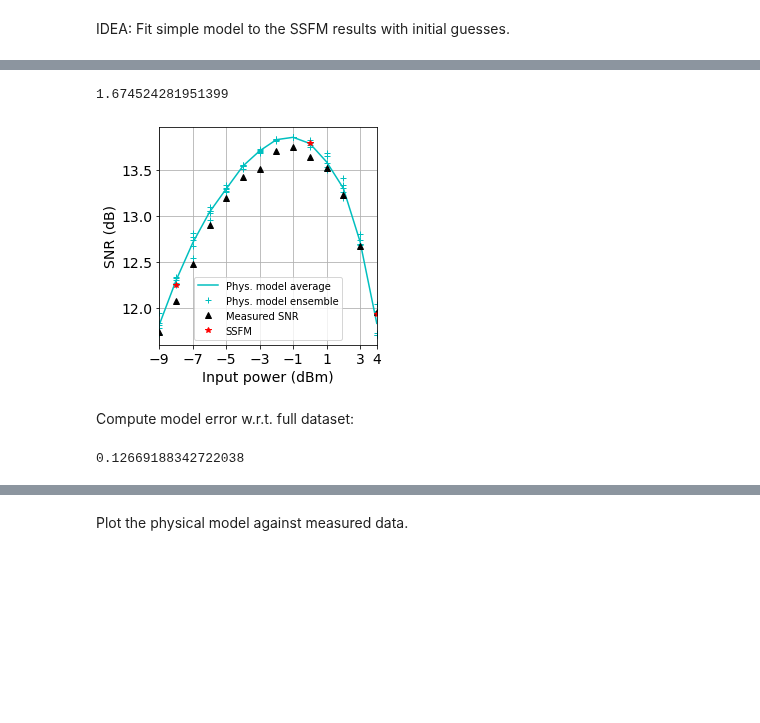
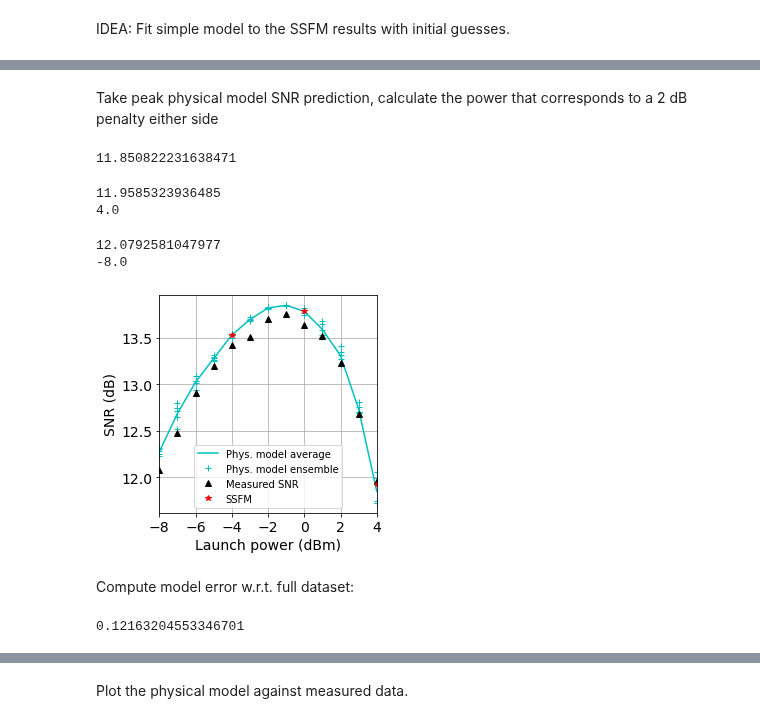
Before and after one commit to joshnevin/physics_enhanced_GPs, a Jupyter notebook: SSFM_enhanced_GPs_comp_d_pvar.ipynb, the cells around one changed output, grey strips where cells are left out. Drawn from its saved outputs; the diff is of its cells as text; code cells hidden in the pictures; blank space fills up the shorter version.

```diff
--- a/SSFM_enhanced_GPs_comp_d_pvar.ipynb
+++ b/SSFM_enhanced_GPs_comp_d_pvar.ipynb
@@ -25,12 +25,12 @@ Play around with the amount of data
 # pch = pch[:16]
 snr_comp = snr[:16] # to compare with SSFM
 pch_comp = pch[:16]
-# snr = snr[1:14]  # -8 to 4 dBm
-# pch = pch[1:14]
+snr = snr[1:14]  # -8 to 4 dBm
+pch = pch[1:14]
 # snr = snr[3:10] # -6 to 0 dBm  # 3 dBm around peak
 # pch = pch[3:10]
-snr = snr[1:15] # -9 to 4 dBm  # 2 dB SNR penalty around the peak
-pch = pch[1:15]
+# snr = snr[1:15] # -9 to 4 dBm  # 2 dB SNR penalty around the peak
+# pch = pch[1:15]
 # %%
 down_sample_factor = 1
 snr = np.array([snr[i] for i in range(len(snr)) if i % down_sample_factor == 0])
@@ -146,8 +150,8 @@ def apply_b2b(snr, b2b):
 # pch_ssfm = [ -8, -6, -4, -2, 0, 2, 4]
 # snr_ssfm = [14.78, 20.94, 15.09]
 # pch_ssfm = [ -9, -1, 4]
-snr_ssfm = [15.77, 20.64, 15.09]
-pch_ssfm = [ -8, 0, 4]
+snr_ssfm = [19.49, 20.64, 15.09]
+pch_ssfm = [ -4, 0, 4]
 #snr_ssfm_m = [apply_b2b(i, convert_to_db(29.2)) for i in snr_ssfm]
 snr_ssfm_m = [apply_b2b(i, convert_to_db(convert_to_lin(14.8))) for i in snr_ssfm]
 # %%
@@ -205,38 +191,54 @@ pch[1]
-# %%
-snr[np.argmax(snr_simple_gen(pch, a_opt, b_opt, i, 1e-3))] - snr[-2]
-# %% [output]
-1.674524281951399
+# %% [markdown]
+Take peak physical model SNR prediction, calculate the power that corresponds to a 2 dB penalty either side
+# %%
+pch_peak_search = np.linspace(pch[-1], pch[0], 100)
+snr_pk = max(snr_simple_gen(pch_peak_search, a_opt, b_opt, i, 1e-3))
+snr_pk - 2.0
+# %% [output]
+11.850822231638471
+# %%
+print(snr[0])  # high power max
+print(pch[0])
+# %% [output]
+11.9585323936485
+4.0
+# %%
+print(snr[-1])  # low power min
+print(pch[-1])
+# %% [output]
+12.0792581047977
+-8.0
 # %%
 f, ax = plt.subplots()
 plt.plot(pch_pred_phys, snr_phys_ensemble_ave, 'c-', label='Phys. model average')
 plt.plot(pch_pred_phys, snr_phys_ensemble[0], 'c+', label='Phys. model ensemble')
 plt.plot(pch_pred_phys, snr_phys_ensemble[1], 'c+')
 plt.plot(pch_pred_phys, snr_phys_ensemble[2], 'c+')
 plt.plot(pch_pred_phys, snr_phys_ensemble[3], 'c+')
 plt.plot(pch_pred_phys, snr_phys_ensemble[4], 'c+')
 plt.plot(pch, snr, 'k^', label='Measured SNR')
 plt.plot(pch_ssfm, snr_ssfm_m, 'r*', label='SSFM')
 plt.xlim([pch[-1], pch[0]])
-#plt.xticks([-8, -6, -4, -2, 0, 2, 4])
-plt.xticks([-9, -7, -5, -3, -1, 1, 3, 4])
+plt.xticks([-8, -6, -4, -2, 0, 2, 4])
+#plt.xticks([-9, -7, -5, -3, -1, 1, 3, 4])
 #plt.ylim([13, 14])
-plt.xlabel("Input power (dBm)")
+plt.xlabel("Launch power (dBm)")
 plt.ylabel("SNR (dB)")
 plt.legend(prop={'size':10})
 ax.set_aspect(1.0/ax.get_data_ratio(), adjustable='box')
 f.patch.set_facecolor('w')
 plt.grid()
-plt.savefig('figures/SSFM_phys_model_meas_comp.pdf', dpi=200,bbox_inches='tight')
+#plt.savefig('figures/SSFM_phys_model_meas_comp.pdf', dpi=200,bbox_inches='tight')
 plt.show()
 # %% [output]
-[figure, old version]
+[figure, new version]
-# %% [markdown]
-Compute model error w.r.t. full dataset:
-# %%
-mse_phys_model = np.mean(((snr - snr_phys_ensemble_ave)**2)**0.5)
-mse_phys_model
-# %% [output]
-0.12669188342722038
+# %% [markdown]
+Compute model error w.r.t. full dataset:
+# %%
+mse_phys_model = np.mean(((snr - snr_phys_ensemble_ave)**2)**0.5)
+mse_phys_model
+# %% [output]
+0.12163204553346701
 # %%
 num_pts_phys = 15
 # %%
```
Also changed, not shown: parts of 35 cells of this notebook, 1 other file.
